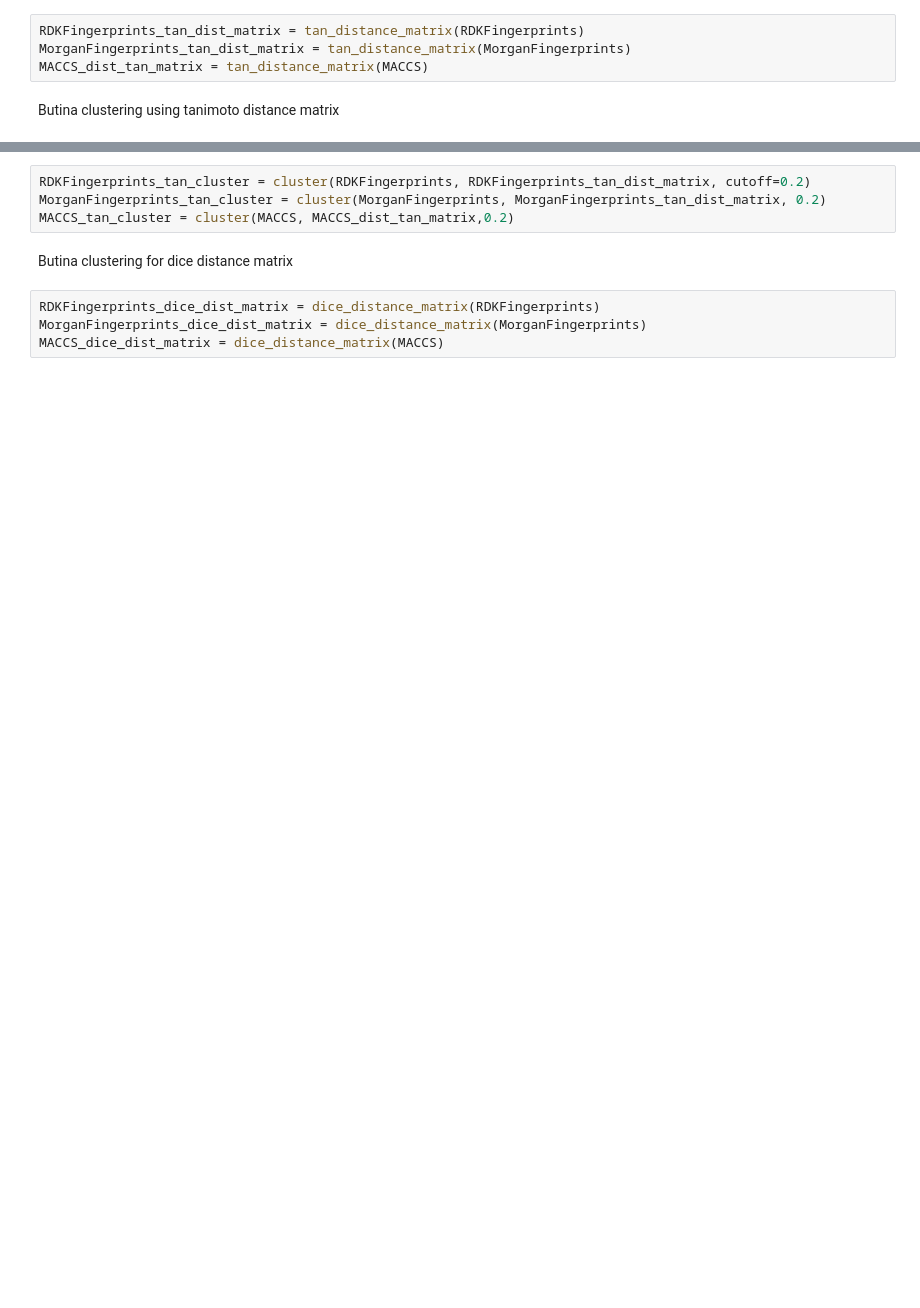
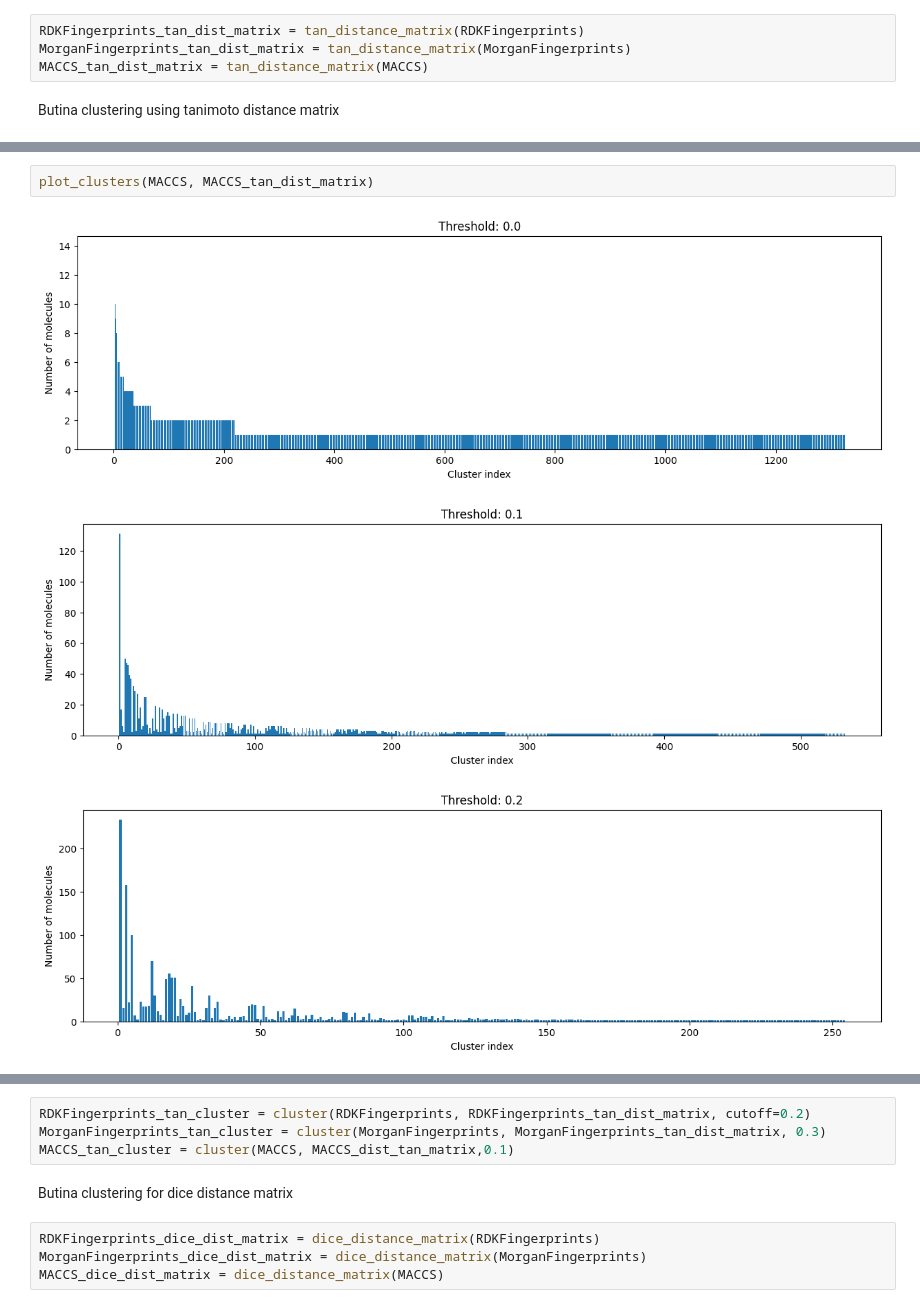
Before and after one commit to xelothi/ML-for-kinase-inhibitors-development, a Jupyter notebook: clustering_algorithms.ipynb, the cells around one changed output, grey strips where cells are left out. Cells and saved outputs as stored; diff of their text form; blank space fills up the shorter version.

```diff
--- a/clustering_algorithms.ipynb
+++ b/clustering_algorithms.ipynb
@@ -141,6 +162,6 @@ Calculating tanimoto distance matrix for all of our fingerprints
 # %%
 RDKFingerprints_tan_dist_matrix = tan_distance_matrix(RDKFingerprints)
 MorganFingerprints_tan_dist_matrix = tan_distance_matrix(MorganFingerprints)
-MACCS_dist_tan_matrix = tan_distance_matrix(MACCS)
+MACCS_tan_dist_matrix = tan_distance_matrix(MACCS)
 # %% [markdown]
 Butina clustering using tanimoto distance matrix
@@ -146,0 +194,6 @@ Butina clustering using tanimoto distance matrix
+# %%
+plot_clusters(MACCS, MACCS_tan_dist_matrix)
+# %% [output]
+[figure, added]
+[figure, added]
+[figure, added]
@@ -147,7 +207,7 @@ Butina clustering using tanimoto distance matrix
 # %%
 RDKFingerprints_tan_cluster = cluster(RDKFingerprints, RDKFingerprints_tan_dist_matrix, cutoff=0.2)
-MorganFingerprints_tan_cluster = cluster(MorganFingerprints, MorganFingerprints_tan_dist_matrix, 0.2)
-MACCS_tan_cluster = cluster(MACCS, MACCS_dist_tan_matrix,0.2)
+MorganFingerprints_tan_cluster = cluster(MorganFingerprints, MorganFingerprints_tan_dist_matrix, 0.3)
+MACCS_tan_cluster = cluster(MACCS, MACCS_dist_tan_matrix,0.1)
 # %% [markdown]
 Butina clustering for dice distance matrix
 # %%
```
Also changed, not shown: parts of 25 cells of this notebook.
